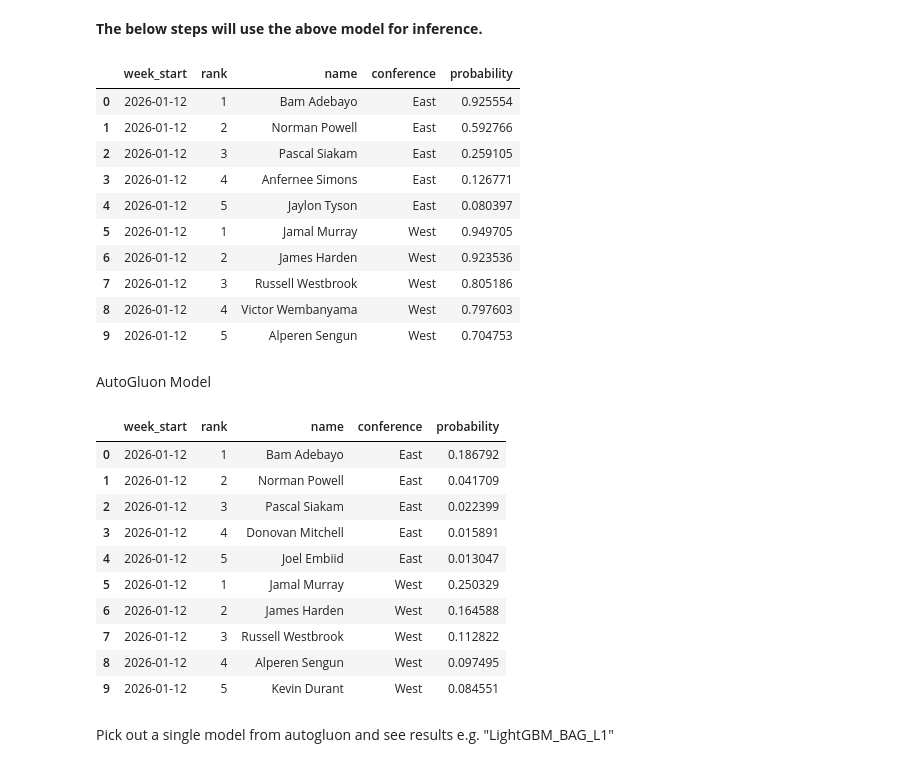
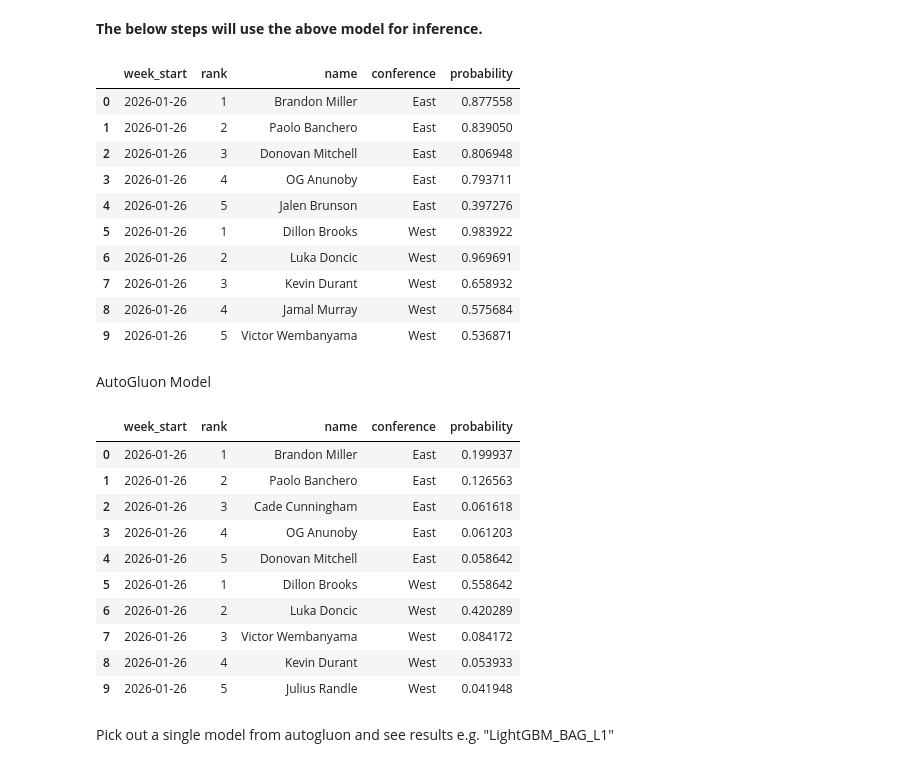
Before and after one commit to dejiandrew/nba-award-predictor, a Jupyter notebook: lightgbm_model.ipynb, the cells around one changed output. Drawn from its saved outputs; the diff is of its cells as text; code cells hidden in the pictures.

```diff
--- a/lightgbm_model.ipynb
+++ b/lightgbm_model.ipynb
@@ -753,44 +753,44 @@ def get_potw_predictions(week_start: str):
 
   # Now partition by season, week, and conference and return top 5 for each conference
   results
   query = f"""
   WITH CTE AS (SELECT *,
   RANK() OVER(PARTITION BY season, week, conference ORDER BY probability DESC) AS rank
   FROM results
   )
 
   ,CTE2 AS (
   SELECT * FROM CTE WHERE conference = 'East' AND rank <= 5
   UNION ALL
   SELECT * FROM CTE WHERE conference = 'West' AND rank <= 5
 
   )
   SELECT
   '{week_start}' AS week_start
   ,rank
   ,full_name as name
   ,conference
   ,probability
   FROM CTE2
   """
 
   top_five_per_conference = duckdb.query(query).df()
 
   return top_five_per_conference
 
-get_potw_predictions('2026-01-12')
+get_potw_predictions('2026-01-26')
 # %% [output]
 |  | week_start | rank | name | conference | probability |
-| 0 | 2026-01-12 | 1 | Bam Adebayo | East | 0.925554 |
-| 1 | 2026-01-12 | 2 | Norman Powell | East | 0.592766 |
-| 2 | 2026-01-12 | 3 | Pascal Siakam | East | 0.259105 |
-| 3 | 2026-01-12 | 4 | Anfernee Simons | East | 0.126771 |
-| 4 | 2026-01-12 | 5 | Jaylon Tyson | East | 0.080397 |
-| 5 | 2026-01-12 | 1 | Jamal Murray | West | 0.949705 |
-| 6 | 2026-01-12 | 2 | James Harden | West | 0.923536 |
-| 7 | 2026-01-12 | 3 | Russell Westbrook | West | 0.805186 |
-| 8 | 2026-01-12 | 4 | Victor Wembanyama | West | 0.797603 |
-| 9 | 2026-01-12 | 5 | Alperen Sengun | West | 0.704753 |
+| 0 | 2026-01-26 | 1 | Brandon Miller | East | 0.877558 |
+| 1 | 2026-01-26 | 2 | Paolo Banchero | East | 0.839050 |
+| 2 | 2026-01-26 | 3 | Donovan Mitchell | East | 0.806948 |
+| 3 | 2026-01-26 | 4 | OG Anunoby | East | 0.793711 |
+| 4 | 2026-01-26 | 5 | Jalen Brunson | East | 0.397276 |
+| 5 | 2026-01-26 | 1 | Dillon Brooks | West | 0.983922 |
+| 6 | 2026-01-26 | 2 | Luka Doncic | West | 0.969691 |
+| 7 | 2026-01-26 | 3 | Kevin Durant | West | 0.658932 |
+| 8 | 2026-01-26 | 4 | Jamal Murray | West | 0.575684 |
+| 9 | 2026-01-26 | 5 | Victor Wembanyama | West | 0.536871 |
 # %% [markdown]
 AutoGluon Model
 # %%
@@ -866,19 +866,19 @@ def get_potw_predictions(week_start: str):
 
   return top_five_per_conference
 
-get_potw_predictions('2026-01-12')
+get_potw_predictions('2026-01-26')
 # %% [output]
 |  | week_start | rank | name | conference | probability |
-| 0 | 2026-01-12 | 1 | Bam Adebayo | East | 0.186792 |
-| 1 | 2026-01-12 | 2 | Norman Powell | East | 0.041709 |
-| 2 | 2026-01-12 | 3 | Pascal Siakam | East | 0.022399 |
-| 3 | 2026-01-12 | 4 | Donovan Mitchell | East | 0.015891 |
-| 4 | 2026-01-12 | 5 | Joel Embiid | East | 0.013047 |
-| 5 | 2026-01-12 | 1 | Jamal Murray | West | 0.250329 |
-| 6 | 2026-01-12 | 2 | James Harden | West | 0.164588 |
-| 7 | 2026-01-12 | 3 | Russell Westbrook | West | 0.112822 |
-| 8 | 2026-01-12 | 4 | Alperen Sengun | West | 0.097495 |
-| 9 | 2026-01-12 | 5 | Kevin Durant | West | 0.084551 |
+| 0 | 2026-01-26 | 1 | Brandon Miller | East | 0.199937 |
+| 1 | 2026-01-26 | 2 | Paolo Banchero | East | 0.126563 |
+| 2 | 2026-01-26 | 3 | Cade Cunningham | East | 0.061618 |
+| 3 | 2026-01-26 | 4 | OG Anunoby | East | 0.061203 |
+| 4 | 2026-01-26 | 5 | Donovan Mitchell | East | 0.058642 |
+| 5 | 2026-01-26 | 1 | Dillon Brooks | West | 0.558642 |
+| 6 | 2026-01-26 | 2 | Luka Doncic | West | 0.420289 |
+| 7 | 2026-01-26 | 3 | Victor Wembanyama | West | 0.084172 |
+| 8 | 2026-01-26 | 4 | Kevin Durant | West | 0.053933 |
+| 9 | 2026-01-26 | 5 | Julius Randle | West | 0.041948 |
 # %% [markdown]
 Pick out a single model from autogluon and see results e.g. "LightGBM_BAG_L1"
 # %%
```
Also changed, not shown: parts of 14 cells of this notebook.
